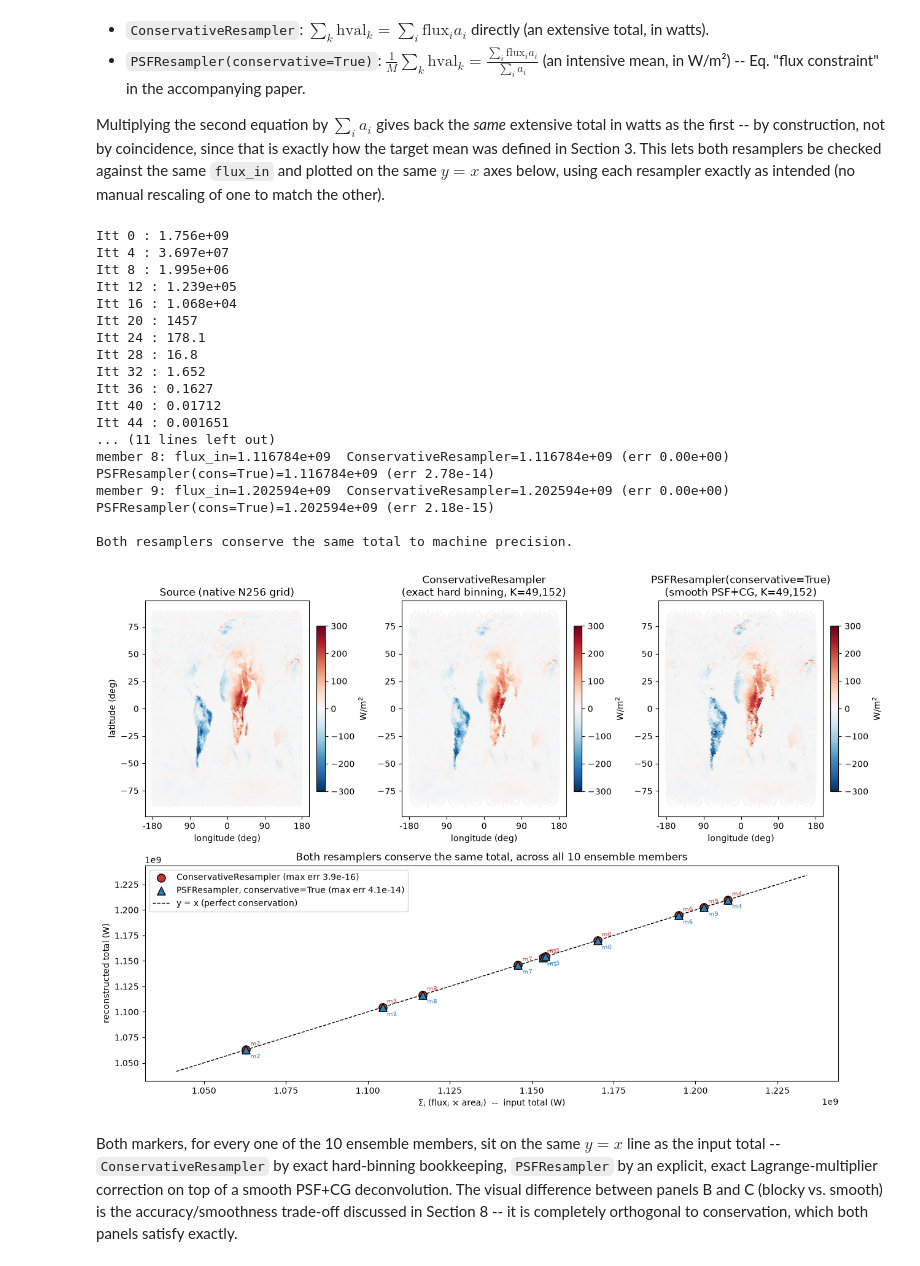
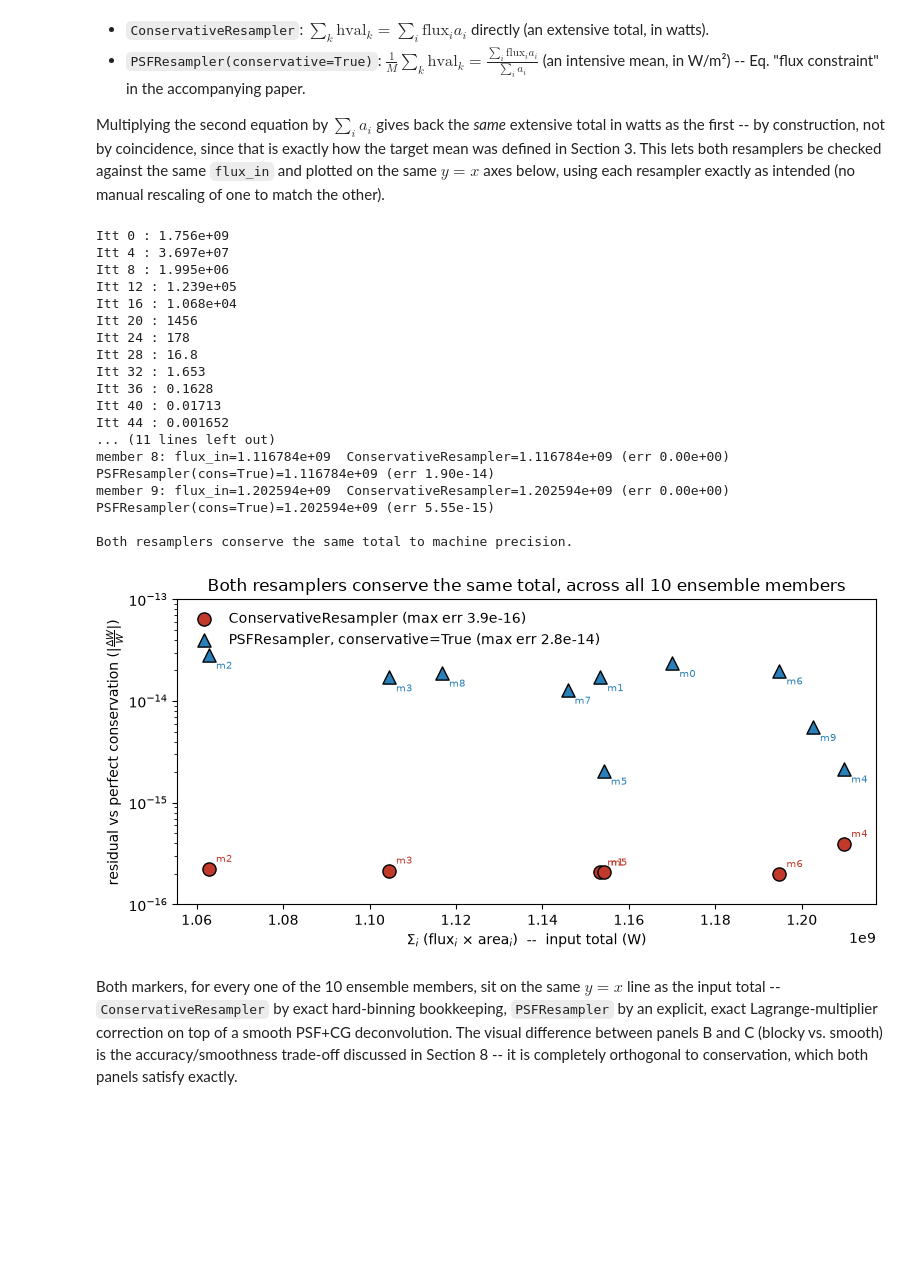
Before and after one commit to GRID4EARTH/healpix-resample, a Jupyter notebook: notebooks/conservative_flux_ERA5.ipynb, the cells around one changed output. Saved outputs shown, nothing was run; the diff lists cells and outputs as text; code cells hidden in the pictures; blank space fills up the shorter version.

```diff
--- a/notebooks/conservative_flux_ERA5.ipynb
+++ b/notebooks/conservative_flux_ERA5.ipynb
@@ -444,7 +446,7 @@ psf_op = PSFResampler(
     level=level,            # same level=6 used in Section 5
     area=area_km2,          # exact area from Section 2 -- baked into B's construction
     dtype=torch.float64,
-    device="cpu",
+    device="cuda:0",
     verbose=True,
 )
 print(f"N (source points)        = {psf_op.N:,}")
@@ -581,16 +583,16 @@ Itt 4 : 3.697e+07
 Itt 8 : 1.995e+06
 Itt 12 : 1.239e+05
 Itt 16 : 1.068e+04
-Itt 20 : 1457
-Itt 24 : 178.1
+Itt 20 : 1456
+Itt 24 : 178
 Itt 28 : 16.8
-Itt 32 : 1.652
-Itt 36 : 0.1627
-Itt 40 : 0.01712
-Itt 44 : 0.001651
+Itt 32 : 1.653
+Itt 36 : 0.1628
+Itt 40 : 0.01713
+Itt 44 : 0.001652
 ... (11 lines left out)
-member 8: flux_in=1.116784e+09  ConservativeResampler=1.116784e+09 (err 0.00e+00)  PSFResampler(cons=True)=1.116784e+09 (err 2.78e-14)
-member 9: flux_in=1.202594e+09  ConservativeResampler=1.202594e+09 (err 0.00e+00)  PSFResampler(cons=True)=1.202594e+09 (err 2.18e-15)
+member 8: flux_in=1.116784e+09  ConservativeResampler=1.116784e+09 (err 0.00e+00)  PSFResampler(cons=True)=1.116784e+09 (err 1.90e-14)
+member 9: flux_in=1.202594e+09  ConservativeResampler=1.202594e+09 (err 0.00e+00)  PSFResampler(cons=True)=1.202594e+09 (err 5.55e-15)
 
 Both resamplers conserve the same total to machine precision.
 # %%
@@ -605,55 +607,57 @@ cell_ids_psf = res_psf_all.cell_ids if isinstance(res_psf_all.cell_ids, np.ndarr
 lon_psf, lat_psf = healpix_geo.nested.healpix_to_lonlat(cell_ids_psf.astype(np.uint64), level, ellipsoid="WGS84")
 density_psf0 = hval_psf_all[0]   # already an intensive field value (W/m^2), no division needed
 
-fig = plt.figure(figsize=(13, 9))
-gs = fig.add_gridspec(2, 3, height_ratios=[1, 1])
+fig = plt.figure(figsize=(8, 4))
+gs = fig.add_gridspec(1, 1)
+'''
 ax0 = fig.add_subplot(gs[0, 0])
 ax1 = fig.add_subplot(gs[0, 1])
 ax2 = fig.add_subplot(gs[0, 2])
-ax3 = fig.add_subplot(gs[1, :])
-
+'''
+ax3 = fig.add_subplot(gs[0, 0])
+'''
 vmin, vmax = -300, 300
 sc0 = ax0.scatter((lon+180)%360, lat, c=flux[0], s=1.0, cmap="RdBu_r", vmin=vmin, vmax=vmax)
 ax0.set_title("Source (native N256 grid)")
 ax0.set_xticks([0,90,180,270,360],['-180','90','0','90','180'])
 fig.colorbar(sc0, ax=ax0, label="W/m$^2$", fraction=0.046, pad=0.04)
 
 sc1 = ax1.scatter((lon_cons+180)%360, lat_cons, c=density_cons0, s=3, cmap="RdBu_r", vmin=vmin, vmax=vmax)
 ax1.set_title(f"ConservativeResampler\n(exact hard binning, K={op.K:,})")
 ax1.set_xticks([0,90,180,270,360],['-180','90','0','90','180'])
 fig.colorbar(sc1, ax=ax1, label="W/m$^2$", fraction=0.046, pad=0.04)
 
 sc2 = ax2.scatter((lon_psf+180)%360, lat_psf, c=density_psf0, s=3, cmap="RdBu_r", vmin=vmin, vmax=vmax)
 ax2.set_title(f"PSFResampler(conservative=True)\n(smooth PSF+CG, K={psf_op.K:,})")
 ax2.set_xticks([0,90,180,270,360],['-180','90','0','90','180'])
 fig.colorbar(sc2, ax=ax2, label="W/m$^2$", fraction=0.046, pad=0.04)
 
 for ax in (ax0, ax1, ax2):
     ax.set_xlabel("longitude (deg)")
 ax0.set_ylabel("latitude (deg)")
-
+'''
 members = np.arange(flux.shape[0])
-ax3.scatter(flux_in, flux_out, s=90, marker="o", color="#c0392b", edgecolor="k", zorder=3,
+ax3.scatter(flux_in, abs(flux_out-flux_in)/flux_in, s=90, marker="o", color="#c0392b", edgecolor="k", zorder=3,
             label=f"ConservativeResampler (max err {rel_err_cons.max():.1e})")
-ax3.scatter(flux_in, total_psf, s=90, marker="^", color="#2980b9", edgecolor="k", zorder=3,
+ax3.scatter(flux_in, abs(total_psf-flux_in)/flux_in, s=90, marker="^", color="#2980b9", edgecolor="k", zorder=3,
             label=f"PSFResampler, conservative=True (max err {rel_err_psf.max():.1e})")
 lims = [flux_in.min() * 0.98, flux_in.max() * 1.02]
-ax3.plot(lims, lims, "k--", lw=1, zorder=1, label="y = x (perfect conservation)")
 for b in members:
-    ax3.annotate(f"m{b}", (flux_in[b], flux_out[b]), textcoords="offset points",
+    ax3.annotate(f"m{b}", (flux_in[b], abs(flux_out[b]-flux_in[b])/flux_in[b]), textcoords="offset points",
                  xytext=(5, 5), fontsize=7, color="#c0392b")
-    ax3.annotate(f"m{b}", (flux_in[b], total_psf[b]), textcoords="offset points",
+    ax3.annotate(f"m{b}", (flux_in[b], abs(total_psf[b]-flux_in[b])/flux_in[b]), textcoords="offset points",
                  xytext=(5, -10), fontsize=7, color="#2980b9")
 ax3.set_xlabel(r"$\Sigma_i$ (flux$_i$ $\times$ area$_i$)  --  input total (W)")
-ax3.set_ylabel("reconstructed total (W)")
+ax3.set_ylabel(r"residual vs perfect conservation ($|\frac{\Delta W}{W}|$)")
 ax3.set_title("Both resamplers conserve the same total, across all 10 ensemble members")
-ax3.legend(loc="upper left")
+ax3.legend(loc="upper left",frameon=0)
 ax3.ticklabel_format(style="sci", axis="both", scilimits=(0, 0))
-
+ax3.set_yscale('log')
+ax3.set_ylim(1E-16,1E-13)
 fig.tight_layout()
 fig.savefig('figures/conservative_proof.pdf')
 # %% [output]
-[figure, old version]
+[figure, new version]
 # %% [markdown]
 Both markers, for every one of the 10 ensemble members, sit on the same $y=x$ line as the
 input total -- `ConservativeResampler` by exact hard-binning bookkeeping, `PSFResampler` by
```
Also changed, not shown: parts of 2 cells of this notebook, 1 other file.
